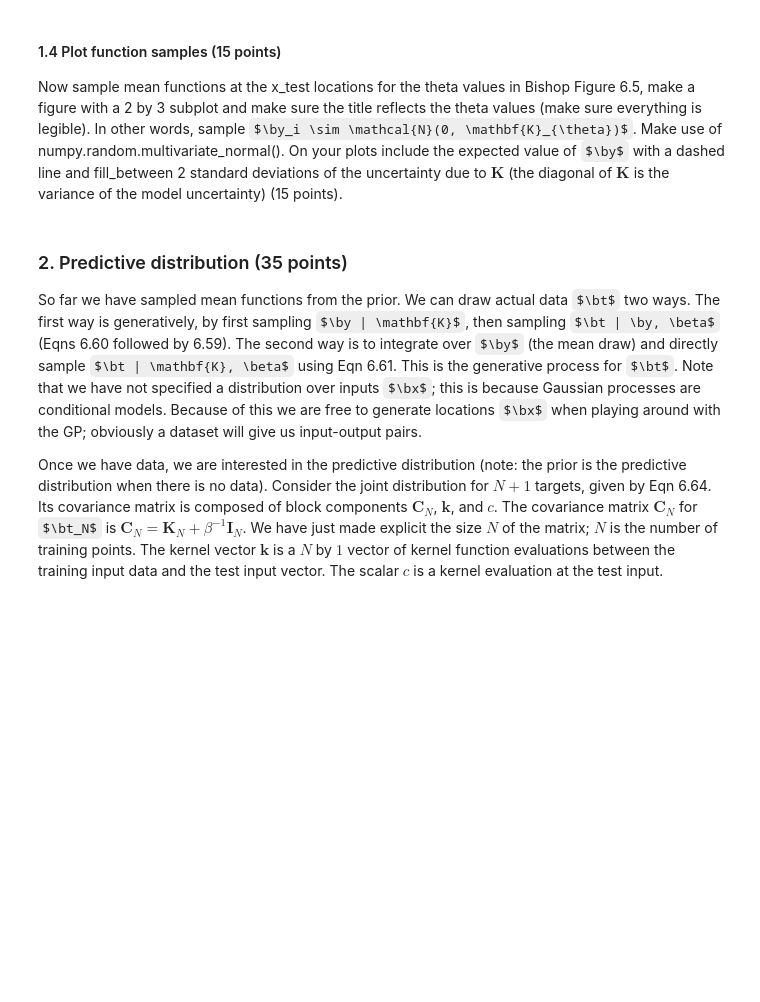
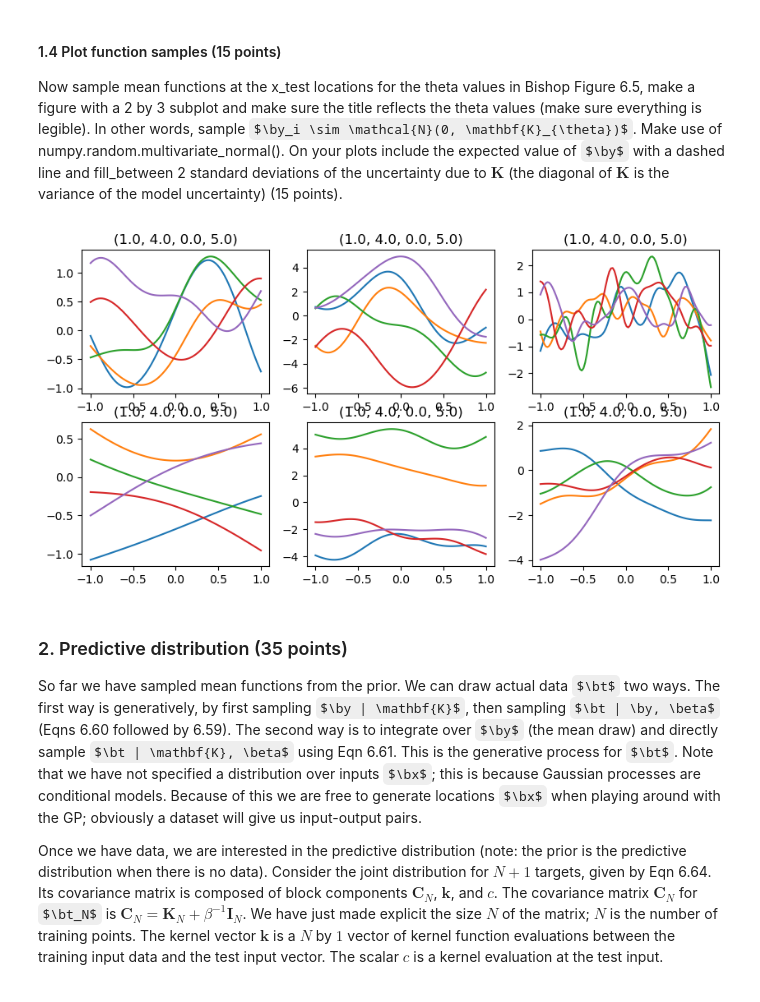
Before and after one commit to sanderbroos/MachineLearning1, a Jupyter notebook: Lab2/Lab2.ipynb, the cells around one changed output. Saved outputs shown, nothing was run; the diff lists cells and outputs as text; code cells hidden in the pictures; some formulas as TeX source; blank space fills up the shorter version.

```diff
--- a/Lab2/Lab2.ipynb
+++ b/Lab2/Lab2.ipynb
@@ -207,3 +200,25 @@ raise NotImplementedError()
+# %%
+# YOUR CODE HERE
+
+N = 5  # Samples
+
+thetas_sets = np.array([[1,4,0,0],[9,4,0,0],[1,64,0,0],[1,0.25,0,0],[1,4,10,0],[1,4,0,5]])  # the six sets of the tetas from Bishop
+
+y = np.zeros((6,5,x_test.shape[0]))  # y for all sets of thetas and samples (6 sets, N samples)
+
+for i in range(thetas_sets.shape[0]):
+    thetas = thetas_sets[i,:]
+    K = computeK(x_test,x_test,thetas)
+    for j in range(N):
+        y[i,j,:] = np.random.multivariate_normal(np.zeros(x_test.shape),K)
+
+fig, axs = plt.subplots(2,3,figsize=(10,5))
+for i in range(thetas_sets.shape[0]):
+    axs[int(i/3),int(i%3)].set_title(tuple(thetas))
+    for j in range(N):
+        axs[int(i/3),int(i%3)].plot(x_test,y[i,j])
+# %% [output]
+[figure, added]
 # %% [markdown]
 ### 2. Predictive distribution (35 points)
 So far we have sampled mean functions from the prior.  We can draw actual data $\bt$ two ways.  The first way is generatively, by first sampling $\by | \mathbf{K}$, then sampling $\bt | \by, \beta$ (Eqns 6.60 followed by 6.59).  The second way is to integrate over $\by$ (the mean draw) and directly sample $\bt | \mathbf{K}, \beta$ using Eqn 6.61.    This is the generative process for $\bt$.  Note that we have not specified a distribution over inputs $\bx$;  this is because Gaussian processes are conditional models.  Because of this we are free to generate locations $\bx$ when playing around with the GP; obviously a dataset will give us input-output pairs.
```
Also changed, not shown: parts of 12 cells of this notebook.
